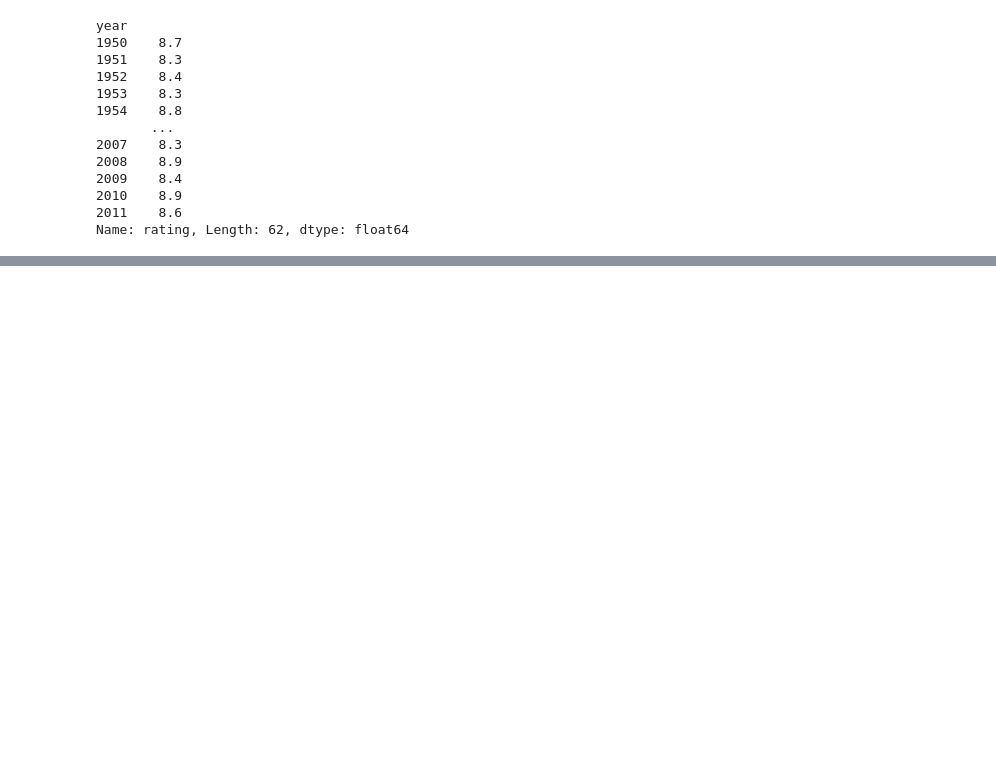
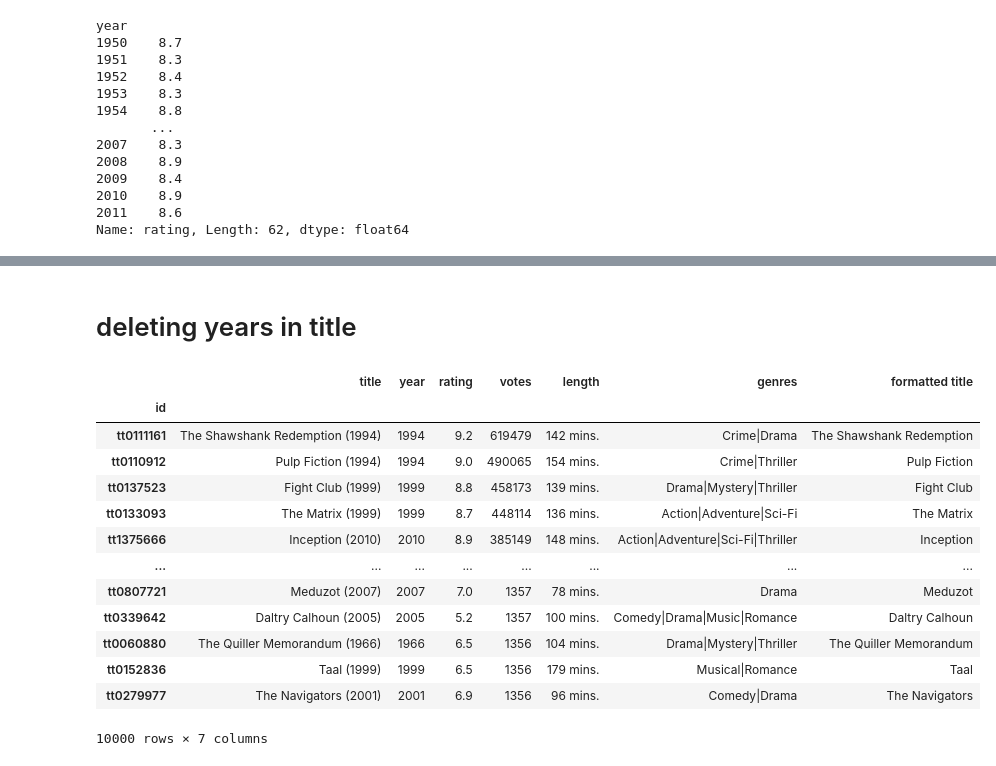
Before and after one commit to Talha-1010/IMDB-Data-analysis, a Jupyter notebook: imdb_data_analysis.ipynb, the cells around one changed output, grey strips where cells are left out. Saved outputs shown, nothing was run; the diff lists cells and outputs as text; code cells hidden in the pictures; blank space fills up the shorter version.

```diff
--- a/imdb_data_analysis.ipynb
+++ b/imdb_data_analysis.ipynb
@@ -353,0 +403,2 @@ Name: rating, Length: 62, dtype: float64
+# %% [markdown]
+# deleting years in title
@@ -353,0 +407,17 @@ Name: rating, Length: 62, dtype: float64
+# %%
+data
+# %% [output]
+|  | title | year | rating | votes | length | genres | formatted title |
+| id |  |  |  |  |  |  |  |
+| tt0111161 | The Shawshank Redemption (1994) | 1994 | 9.2 | 619479 | 142 mins. | Crime|Drama | The Shawshank Redemption |
+| tt0110912 | Pulp Fiction (1994) | 1994 | 9.0 | 490065 | 154 mins. | Crime|Thriller | Pulp Fiction |
+| tt0137523 | Fight Club (1999) | 1999 | 8.8 | 458173 | 139 mins. | Drama|Mystery|Thriller | Fight Club |
+| tt0133093 | The Matrix (1999) | 1999 | 8.7 | 448114 | 136 mins. | Action|Adventure|Sci-Fi | The Matrix |
+| tt1375666 | Inception (2010) | 2010 | 8.9 | 385149 | 148 mins. | Action|Adventure|Sci-Fi|Thriller | Inception |
+| ... | ... | ... | ... | ... | ... | ... | ... |
+| tt0807721 | Meduzot (2007) | 2007 | 7.0 | 1357 | 78 mins. | Drama | Meduzot |
+| tt0339642 | Daltry Calhoun (2005) | 2005 | 5.2 | 1357 | 100 mins. | Comedy|Drama|Music|Romance | Daltry Calhoun |
+| tt0060880 | The Quiller Memorandum (1966) | 1966 | 6.5 | 1356 | 104 mins. | Drama|Mystery|Thriller | The Quiller Memorandum |
+| tt0152836 | Taal (1999) | 1999 | 6.5 | 1356 | 179 mins. | Musical|Romance | Taal |
+| tt0279977 | The Navigators (2001) | 2001 | 6.9 | 1356 | 96 mins. | Comedy|Drama | The Navigators |
+10000 rows × 7 columns
```
Also changed, not shown: parts of 16 cells of this notebook.
